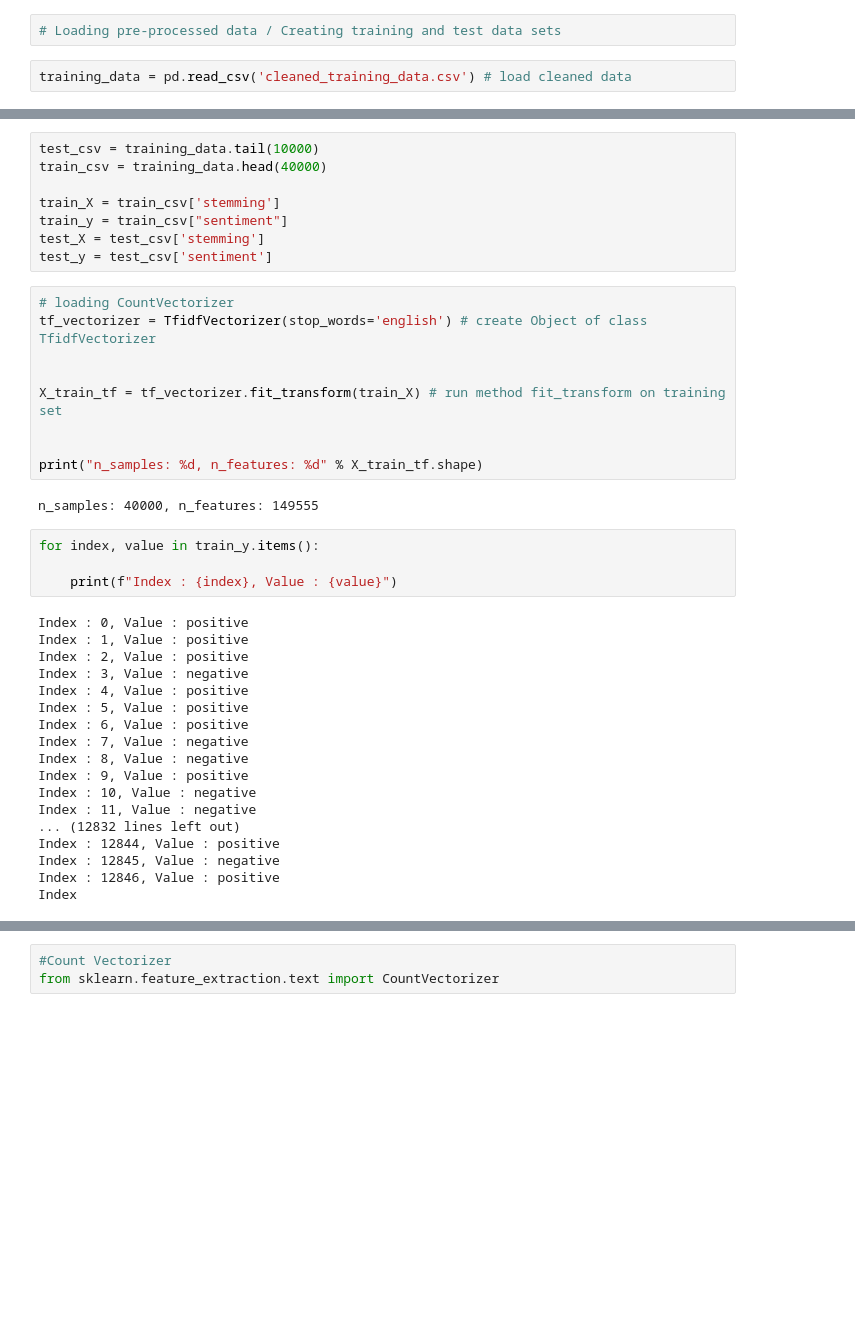
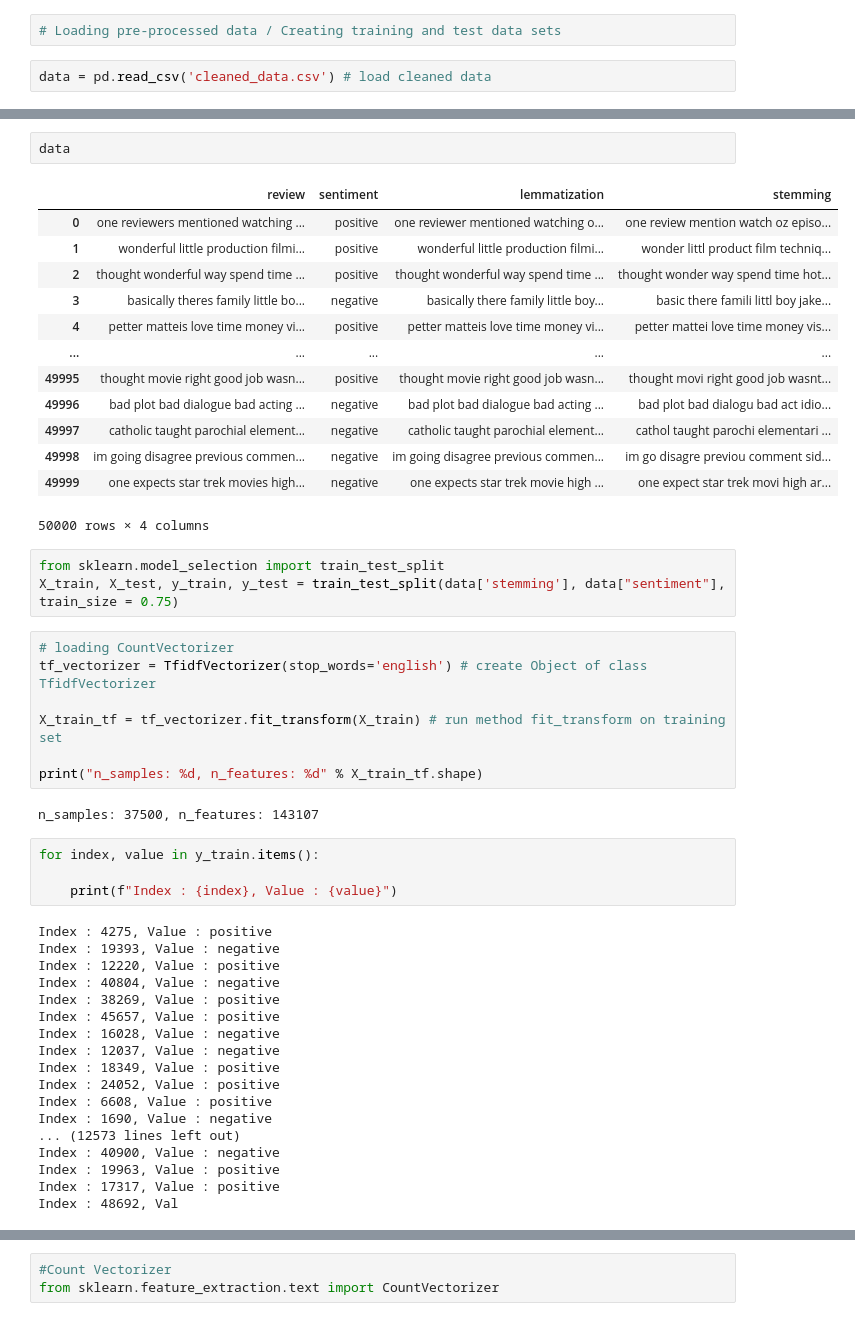
Before and after one commit to Julila/MLDA_Pr8, a Jupyter notebook: 2_Naive_Bayes.ipynb, the cells around one changed output, grey strips where cells are left out. Saved outputs shown, nothing was run; the diff lists cells and outputs as text; blank space fills up the shorter version.

```diff
--- a/2_Naive_Bayes.ipynb
+++ b/2_Naive_Bayes.ipynb
@@ -10,4 +10,4 @@ from sklearn import metrics
 # %%
 # Loading pre-processed data / Creating training and test data sets
 # %%
-training_data = pd.read_csv('cleaned_training_data.csv') # load cleaned data
+data = pd.read_csv('cleaned_data.csv') # load cleaned data
@@ -30,44 +14,53 @@ training_data
-# %%
-test_csv = training_data.tail(10000)
-train_csv = training_data.head(40000)
-
-train_X = train_csv['stemming']
-train_y = train_csv["sentiment"]
-test_X = test_csv['stemming']
-test_y = test_csv['sentiment']
+# %%
+data
+# %% [output]
+|  | review | sentiment | lemmatization | stemming |
+| 0 | one reviewers mentioned watching ... | positive | one reviewer mentioned watching o... | one review mention watch oz episo... |
+| 1 | wonderful little production filmi... | positive | wonderful little production filmi... | wonder littl product film techniq... |
+| 2 | thought wonderful way spend time ... | positive | thought wonderful way spend time ... | thought wonder way spend time hot... |
+| 3 | basically theres family little bo... | negative | basically there family little boy... | basic there famili littl boy jake... |
+| 4 | petter matteis love time money vi... | positive | petter matteis love time money vi... | petter mattei love time money vis... |
+| ... | ... | ... | ... | ... |
+| 49995 | thought movie right good job wasn... | positive | thought movie right good job wasn... | thought movi right good job wasnt... |
+| 49996 | bad plot bad dialogue bad acting ... | negative | bad plot bad dialogue bad acting ... | bad plot bad dialogu bad act idio... |
+| 49997 | catholic taught parochial element... | negative | catholic taught parochial element... | cathol taught parochi elementari ... |
+| 49998 | im going disagree previous commen... | negative | im going disagree previous commen... | im go disagre previou comment sid... |
+| 49999 | one expects star trek movies high... | negative | one expects star trek movie high ... | one expect star trek movi high ar... |
+50000 rows × 4 columns
+# %%
+from sklearn.model_selection import train_test_split
+X_train, X_test, y_train, y_test = train_test_split(data['stemming'], data["sentiment"], train_size = 0.75)
 # %%
 # loading CountVectorizer
 tf_vectorizer = TfidfVectorizer(stop_words='english') # create Object of class TfidfVectorizer
 
-
-X_train_tf = tf_vectorizer.fit_transform(train_X) # run method fit_transform on training set
-
+X_train_tf = tf_vectorizer.fit_transform(X_train) # run method fit_transform on training set
 
 print("n_samples: %d, n_features: %d" % X_train_tf.shape)
 # %% [output]
-n_samples: 40000, n_features: 149555
+n_samples: 37500, n_features: 143107
 # %%
-for index, value in train_y.items():
+for index, value in y_train.items():
 
     print(f"Index : {index}, Value : {value}")
 # %% [output]
-Index : 0, Value : positive
-Index : 1, Value : positive
-Index : 2, Value : positive
-Index : 3, Value : negative
-Index : 4, Value : positive
-Index : 5, Value : positive
-Index : 6, Value : positive
-Index : 7, Value : negative
-Index : 8, Value : negative
-Index : 9, Value : positive
-Index : 10, Value : negative
-Index : 11, Value : negative
-... (12832 lines left out)
-Index : 12844, Value : positive
-Index : 12845, Value : negative
-Index : 12846, Value : positive
-Index
+Index : 4275, Value : positive
+Index : 19393, Value : negative
+Index : 12220, Value : positive
+Index : 40804, Value : negative
+Index : 38269, Value : positive
+Index : 45657, Value : positive
+Index : 16028, Value : negative
+Index : 12037, Value : negative
+Index : 18349, Value : positive
+Index : 24052, Value : positive
+Index : 6608, Value : positive
+Index : 1690, Value : negative
+... (12573 lines left out)
+Index : 40900, Value : negative
+Index : 19963, Value : positive
+Index : 17317, Value : positive
+Index : 48692, Val
 # %%
 X_train_tf
 # %% [output]
```
Also changed, not shown: parts of 11 cells of this notebook.
